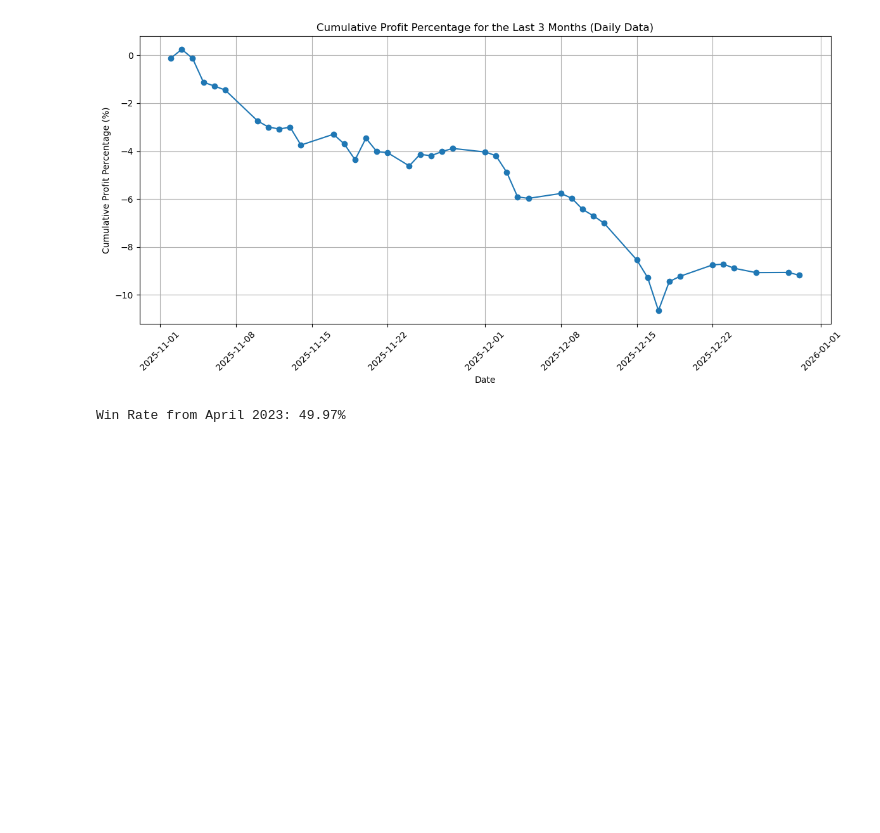
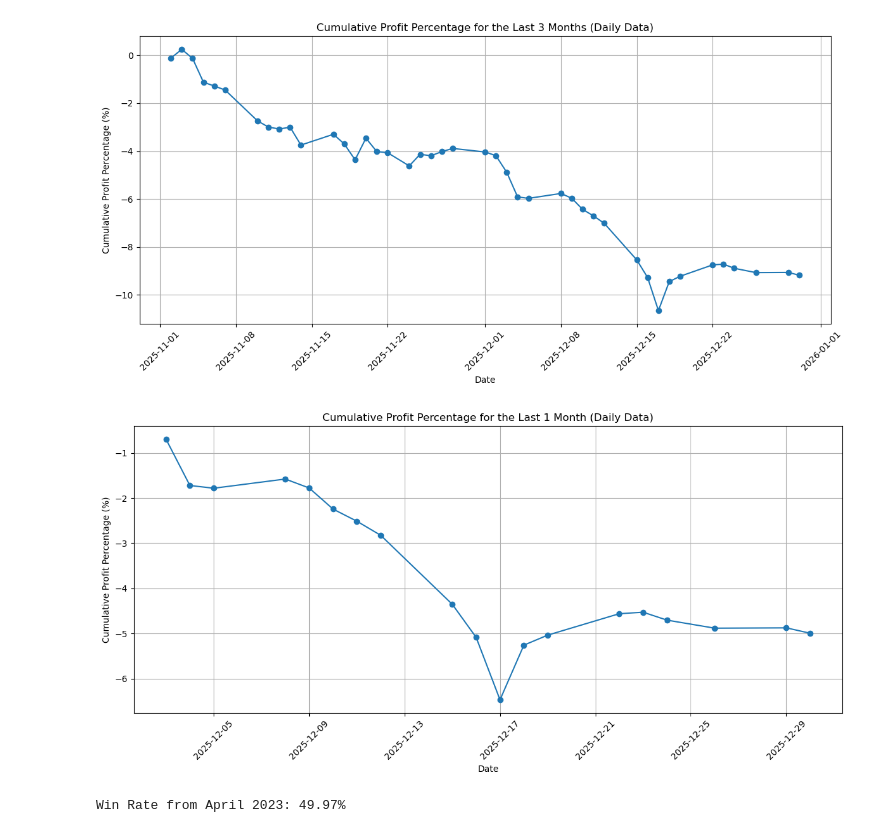
Before and after one commit to scimmione1/prop_trading_results_from_2023, a Jupyter notebook: 01_Prop_Trading_Accounts_complete_analysis_.ipynb, the cells around one changed output. Drawn from its saved outputs; the diff is of its cells as text; code cells hidden in the pictures; blank space fills up the shorter version.

```diff
--- a/01_Prop_Trading_Accounts_complete_analysis_.ipynb
+++ b/01_Prop_Trading_Accounts_complete_analysis_.ipynb
@@ -979,6 +979,29 @@ plt.tight_layout()
 plt.show()
 # %% [output]
 [figure]
+# %%
+# Calculate df_1_months_filtered_cumsum_pct
+# Raggruppa per Month, Year e Day e calcola la somma dei profitti percentuali
+df_1_months_filtered_cumsum_pct = df_1_month_filtered.groupby(['Month', 'Year', 'Day']).agg({'Profit_pct_100': 'sum'}).reset_index()
+
+# Ordina per data (utile per il plot)
+df_1_months_filtered_cumsum_pct = df_1_months_filtered_cumsum_pct.sort_values(['Year', 'Month', 'Day'])
+
+# Crea una colonna data per l'asse x
+df_1_months_filtered_cumsum_pct['Date'] = pd.to_datetime(df_1_months_filtered_cumsum_pct[['Year', 'Month', 'Day']])
+
+# Plot del grafico aggiornato
+plt.figure(figsize=(12, 6))
+plt.plot(df_1_months_filtered_cumsum_pct['Date'], df_1_months_filtered_cumsum_pct['Profit_pct_100'].cumsum(), marker='o')
+plt.title('Cumulative Profit Percentage for the Last 1 Month (Daily Data)')
+plt.xlabel('Date')
+plt.ylabel('Cumulative Profit Percentage (%)')
+plt.xticks(rotation=45)
+plt.grid()
+plt.tight_layout()
+plt.show()
+# %% [output]
+[figure, added]
 # %%
 # win rate calculation for df_100
 
```
Also changed, not shown: parts of 3 cells of this notebook.
